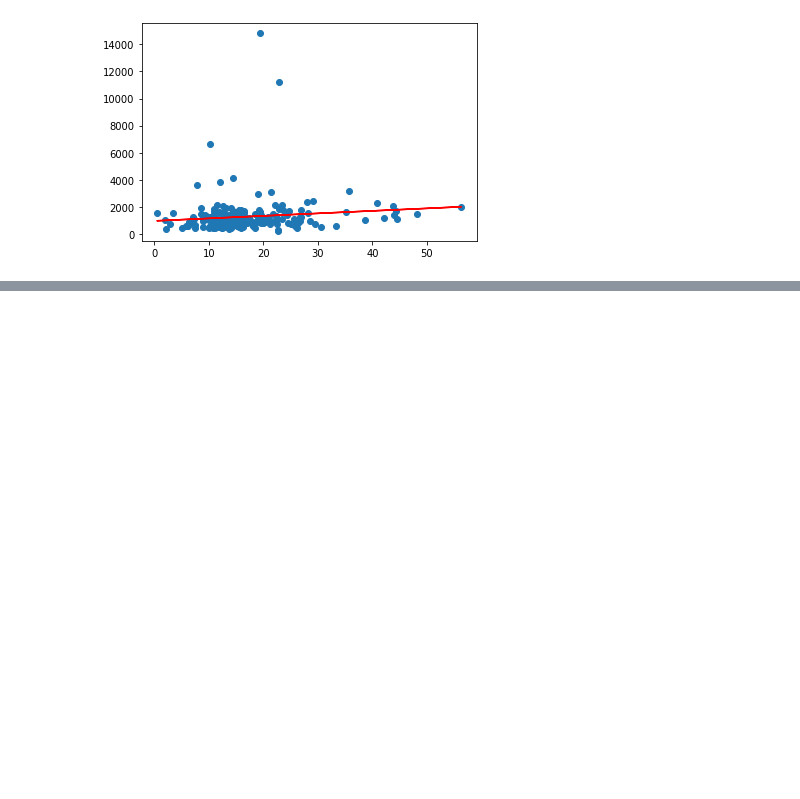
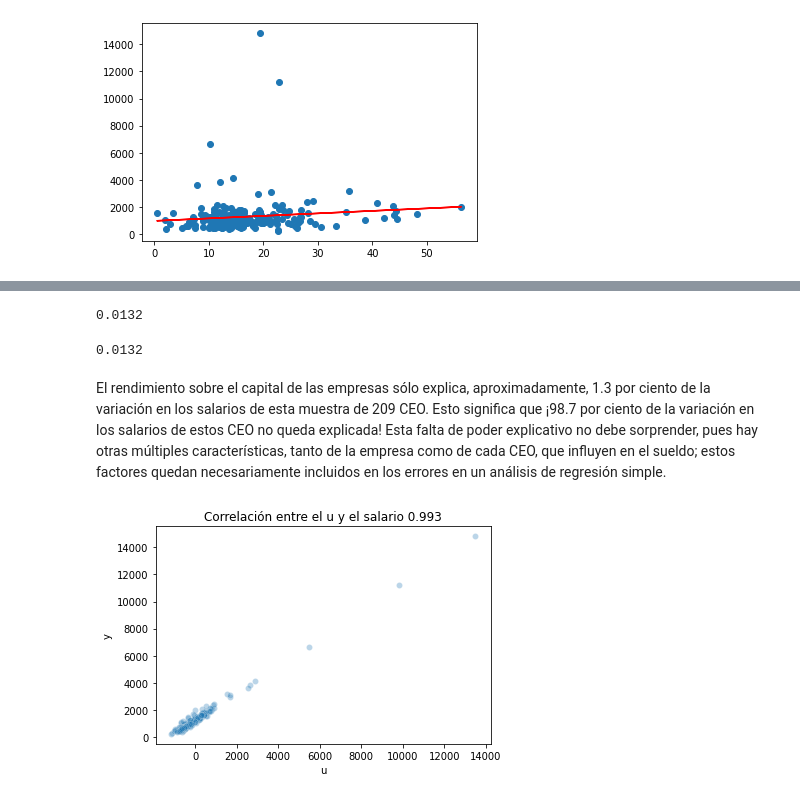
Before and after one commit to crisdavid3335/Econometria_with_python, a Jupyter notebook: Regresion_lineal_simple_wooldridge.ipynb, the cells around one changed output, grey strips where cells are left out. Drawn from its saved outputs; the diff is of its cells as text; code cells hidden in the pictures; blank space fills up the shorter version.

```diff
--- a/Regresion_lineal_simple_wooldridge.ipynb
+++ b/Regresion_lineal_simple_wooldridge.ipynb
@@ -120,0 +125,4 @@ plt.show()
+# %%
+y_hat = model.predict(X_sm)
+errors = pd.DataFrame({'x': X, 'y': y, 'y_hat': y_hat, 'u': y - y_hat})
+errors.head(15)
@@ -120,0 +194,20 @@ plt.show()
+# %%
+# Se calcula el coeficiente de determinación r2.
+(SEC/STC).round(4)
+# %% [output]
+0.0132
+# %%
+# Una forma alternativa de calcular el coeficiente de determinación r2 con la api de sklearn.
+r2_score(y, y_hat).round(4)
+# %% [output]
+0.0132
+# %% [markdown]
+El rendimiento sobre el capital de las empresas sólo explica, aproximadamente, 1.3 por ciento de la variación en los salarios de esta muestra de 209 CEO. Esto significa que ¡98.7 por ciento de la variación en los salarios de estos CEO no queda explicada! Esta falta de poder explicativo no debe sorprender, pues hay otras múltiples características, tanto de la empresa como de cada CEO, que influyen en el sueldo; estos factores quedan necesariamente incluidos en los errores en un análisis de regresión simple.
+# %%
+corre = np.corrcoef(errors['u'], errors['y'])[0][1]
+
+sns.scatterplot(y=errors['y'], x=errors['u'], alpha=0.3)
+plt.title('Correlación entre el u y el salario %.3f' % corre)
+plt.show()
+# %% [output]
+[figure, added]
```
Also changed, not shown: parts of 15 cells of this notebook.
